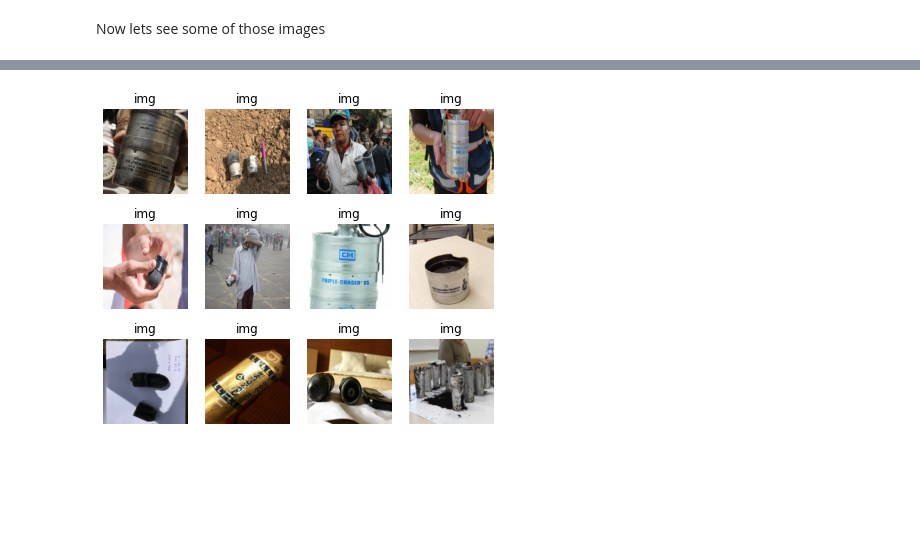
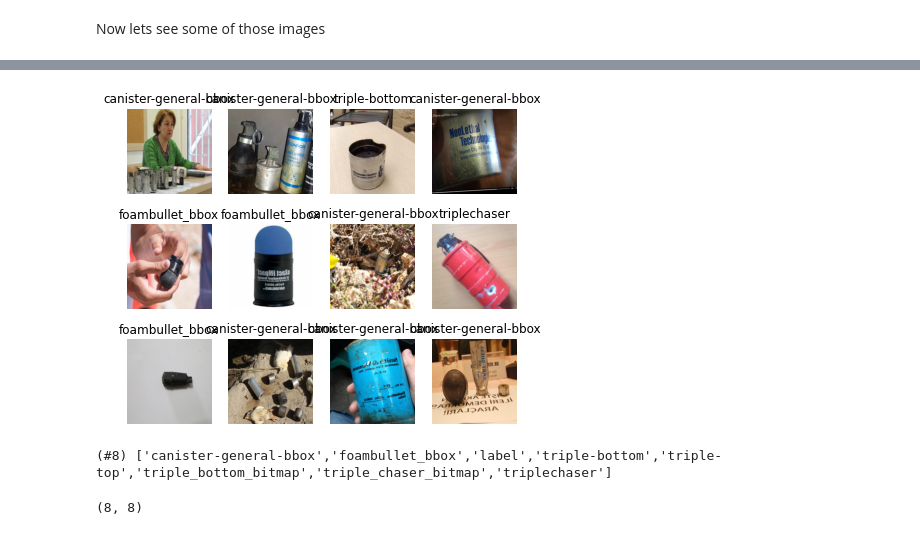
Before and after one commit to frasercrichton/fastai2-learning, a Jupyter notebook: nbs/TripleChaserFastAi.ipynb, the cells around one changed output, grey strips where cells are left out. Cells and saved outputs as stored; diff of their text form; code cells hidden in the pictures; blank space fills up the shorter version.

```diff
--- a/nbs/TripleChaserFastAi.ipynb
+++ b/nbs/TripleChaserFastAi.ipynb
@@ -77,7 +83,7 @@ images = list(
   sorted(
     filter(
       lambda _pth: _pth.suffix.lstrip(".").lower()
-      in {"jpg", "png"},
+      in {"jpeg", "jpg", "png"},
       images_path.iterdir(),
     )
   )
@@ -91,5 +113,12 @@ annotations = [
    annotations_path / f"{image_file.name}.json"
    for image_file in images
   ]
-annotations
+#annotations
+
+annotationsDict = {
+  image_file.name :
+  annotations_path / f"{image_file.name}.json"
+  for image_file in images
+}
+annotationsDict
 # %% [output]
@@ -113,4 +141,0 @@ annotations
-# %%
-idx = 4
-annotation_data = json.loads(annotations[idx].read_text())
-annotation_data
@@ -134,0 +142,13 @@ annotation_data
+# %%
+def label_func(x):
+  image_name = x.name
+  #annotation_data = json.loads(annotations[idx].read_text())
+  file = annotationsDict[image_name]
+  # print(file)
+  annotation_data = json.loads(file.read_text())
+  # print(annotation_data)
+  if annotation_data["objects"]:
+    return annotation_data["objects"][0]["classTitle"]
+  else:
+    return "label"
+label_func(Path('1550508269245.png'))
@@ -135,25 +168,20 @@ annotation_data
 # %%
 
-def label_func(x): return x.parent.name
-# get the annotations json
-
-# get the class title
- #      print("annotation_data", annotation_data["objects"])
-  #        item
-  #          for item in data["objects"]
-  #          if item["classTitle"][-6:] == "bitmap"
-
+#def label_func(x): return x.parent.name
 
 dls = ImageDataLoaders.from_path_func(images_path, fnames, label_func,
                                       item_tfms=RandomResizedCrop(460, min_scale=0.75), bs=bs//2,
                                      batch_tfms=[*aug_transforms(size=299, max_warp=0), Normalize.from_stats(*imagenet_stats)])
 # , item_tfms=Resize(460), bs=bs, batch_tfms=[*aug_transforms(size=224, min_scale=0.75), Normalize.from_stats(*imagenet_stats)]
 dls.show_batch(max_n=12, figsize=(7,6))
 # %% [output]
-[figure, old version]
+[figure, new version]
 # %%
 print(dls.vocab)
 len(dls.vocab),dls.c
+# %% [output]
+(#8) ['canister-general-bbox','foambullet_bbox','label','triple-bottom','triple-top','triple_bottom_bitmap','triple_chaser_bitmap','triplechaser']
+(8, 8)
 # %%
 learn = cnn_learner(dls, resnet50, metrics=error_rate).to_fp16()
 learn.fit_one_cycle(10)
```
Also changed, not shown: parts of 11 cells of this notebook.
